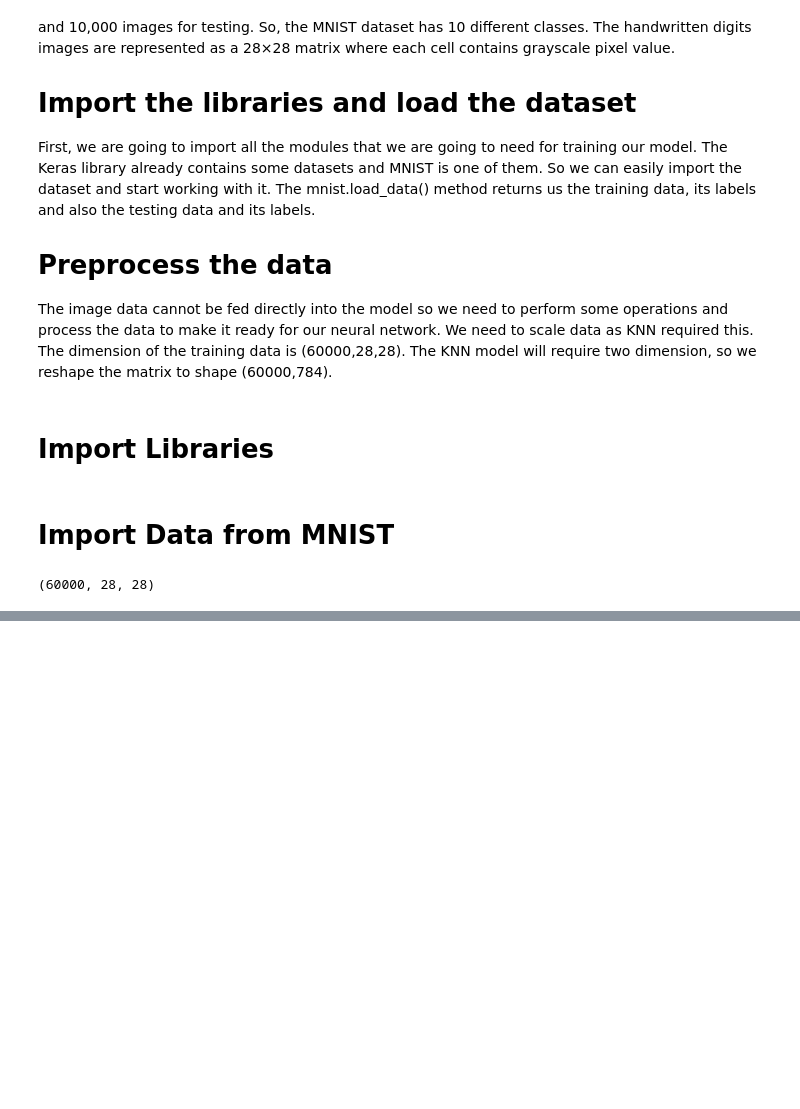
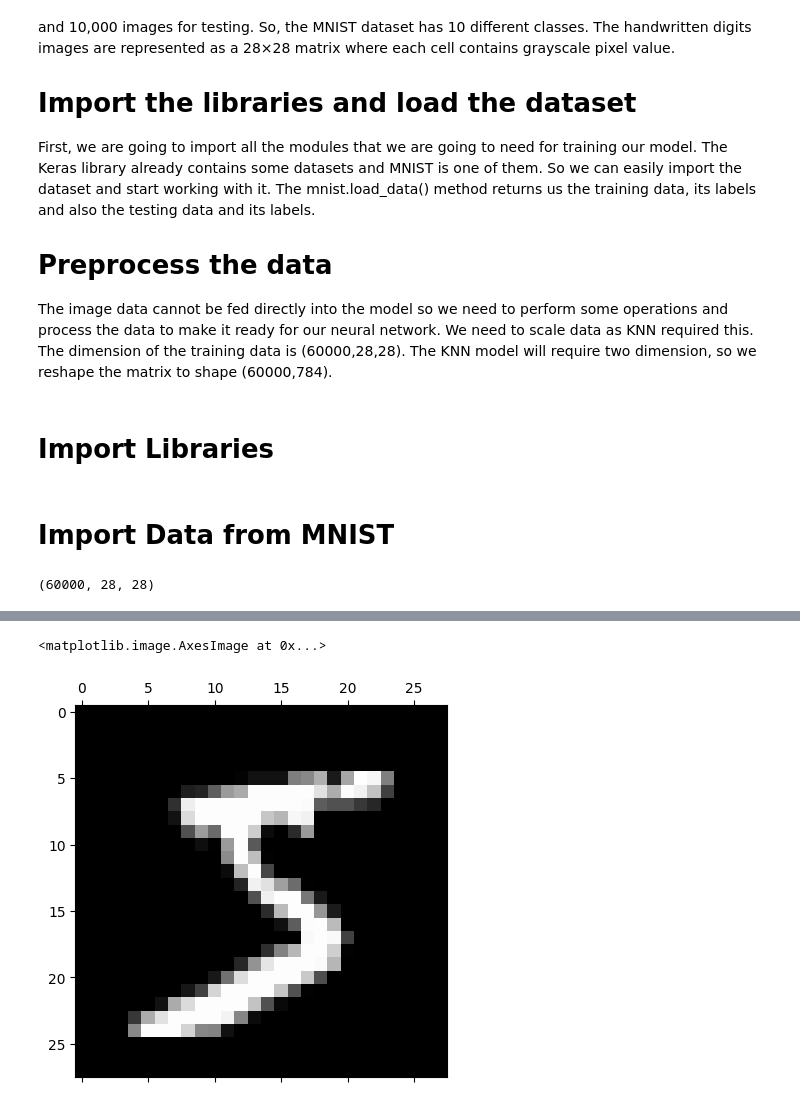
Before and after one commit to nayeem29dse/Digit-Recognization-Model-with-KNN, a Jupyter notebook: modeling.ipynb, the cells around one changed output, grey strips where cells are left out. Cells and saved outputs as stored; diff of their text form; code cells hidden in the pictures; blank space fills up the shorter version.

```diff
--- a/modeling.ipynb
+++ b/modeling.ipynb
@@ -27,0 +63,5 @@ X_train.shape
+# %%
+plt.matshow(X_train[0], cmap='gray')
+# %% [output]
+<matplotlib.image.AxesImage at 0x...>
+[figure, added]
```
Also changed, not shown: parts of 5 cells of this notebook.
